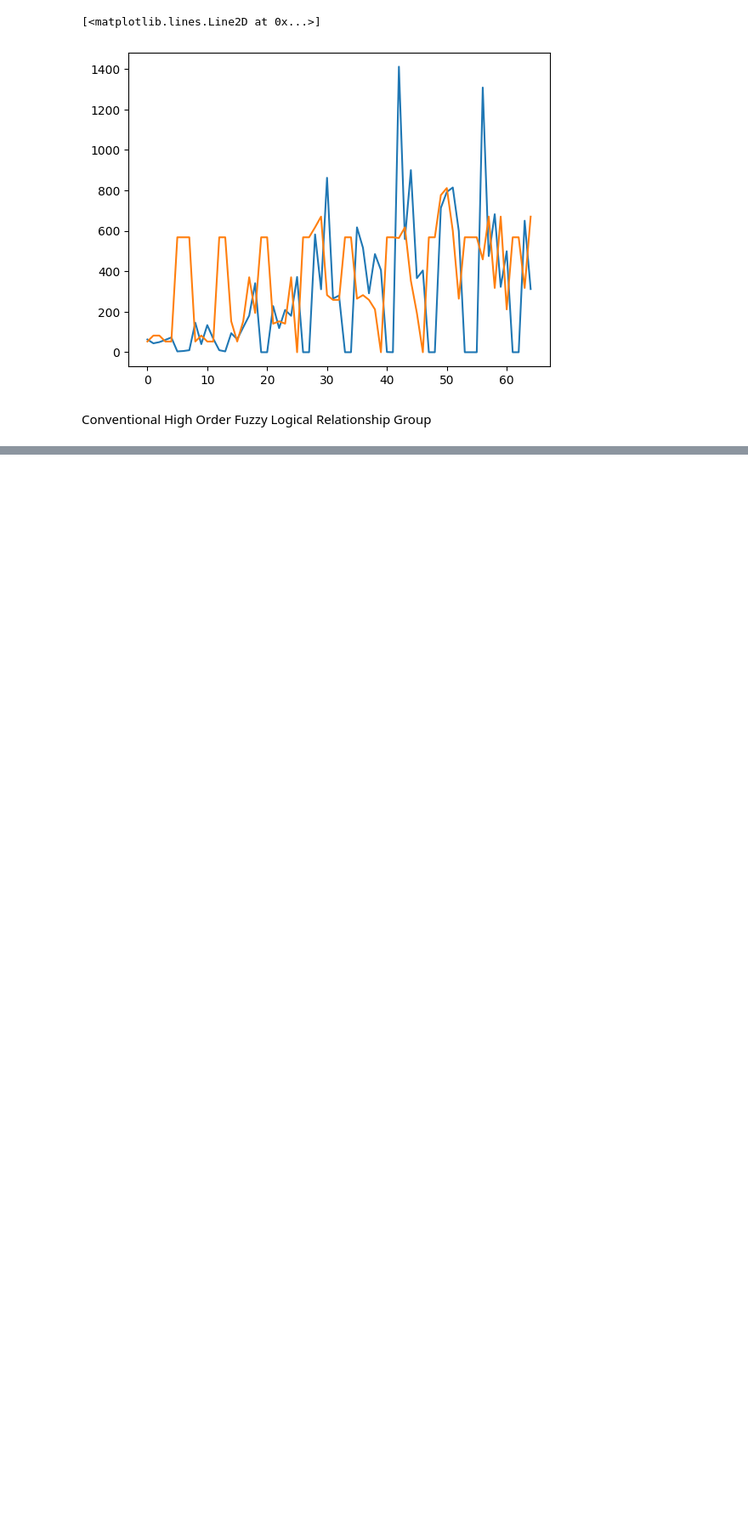
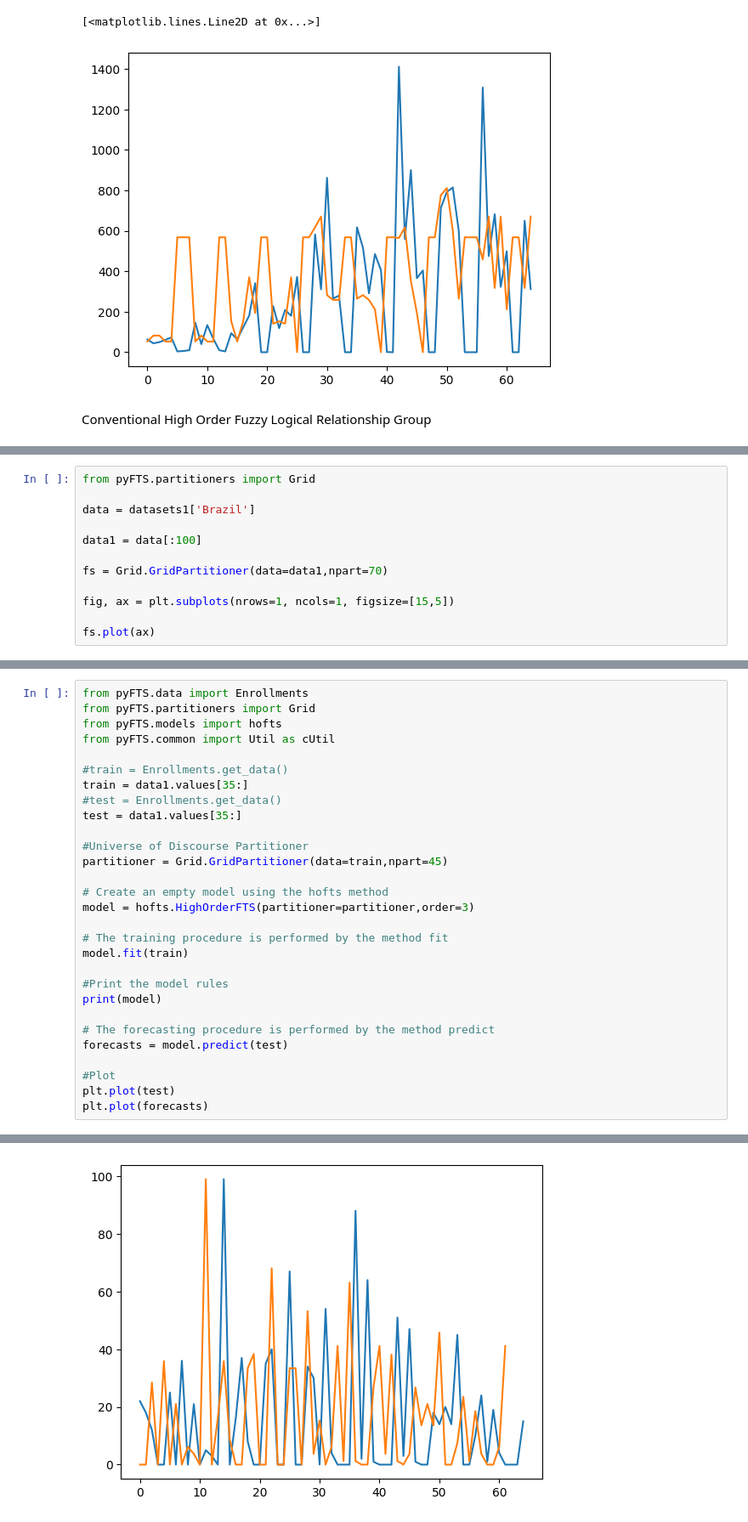
Before and after one commit to priscilaxrc/TCCUSPMonkeyPox, a Jupyter notebook: USP_21_05.ipynb, the cells around one changed output, grey strips where cells are left out. Shown at 85% size. Saved outputs shown, nothing was run; the diff lists cells and outputs as text; blank space fills up the shorter version.

```diff
--- a/USP_21_05.ipynb
+++ b/USP_21_05.ipynb
@@ -580,0 +648,12 @@ Conventional High Order Fuzzy Logical Relationship Group
+# %%
+from pyFTS.partitioners import Grid
+
+data = datasets1['Brazil']
+
+data1 = data[:100]
+
+fs = Grid.GridPartitioner(data=data1,npart=70)
+
+fig, ax = plt.subplots(nrows=1, ncols=1, figsize=[15,5])
+
+fs.plot(ax)
@@ -580,0 +662,30 @@ Conventional High Order Fuzzy Logical Relationship Group
+# %%
+from pyFTS.data import Enrollments
+from pyFTS.partitioners import Grid
+from pyFTS.models import hofts
+from pyFTS.common import Util as cUtil
+
+#train = Enrollments.get_data()
+train = data1.values[35:]
+#test = Enrollments.get_data()
+test = data1.values[35:]
+
+#Universe of Discourse Partitioner
+partitioner = Grid.GridPartitioner(data=train,npart=45)
+
+# Create an empty model using the hofts method
+model = hofts.HighOrderFTS(partitioner=partitioner,order=3)
+
+# The training procedure is performed by the method fit
+model.fit(train)
+
+#Print the model rules
+print(model)
+
+# The forecasting procedure is performed by the method predict
+forecasts = model.predict(test)
+
+#Plot
+plt.plot(test)
+plt.plot(forecasts)
+# %% [output]
@@ -580,0 +710 @@ Conventional High Order Fuzzy Logical Relationship Group
+[figure, added]
```
Also changed, not shown: parts of 6 cells of this notebook.
